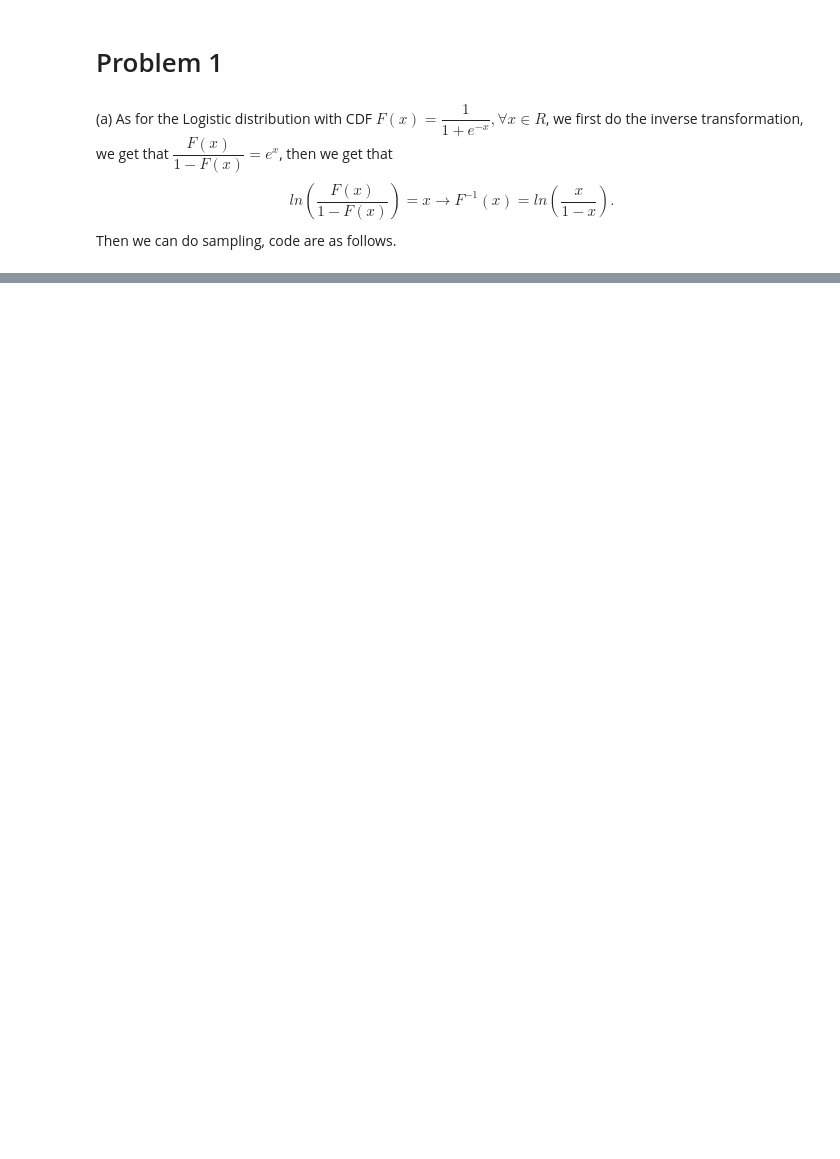
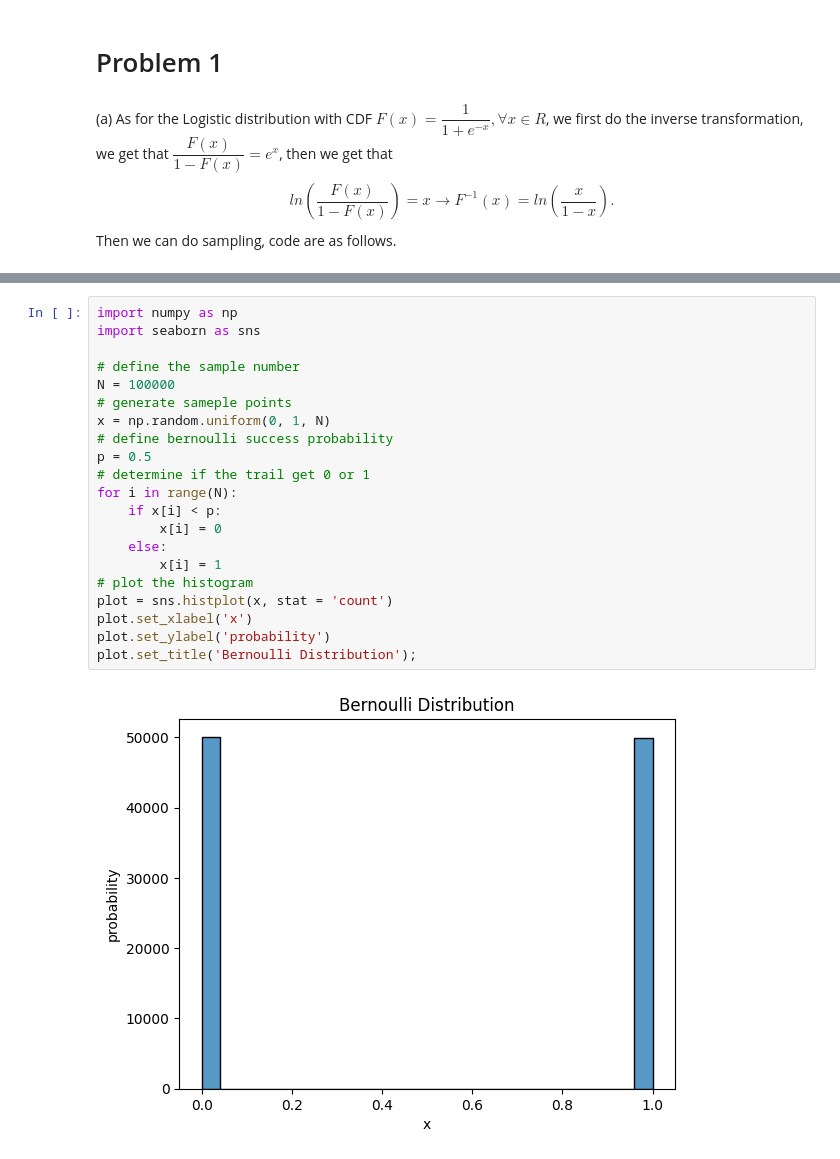
Before and after one commit to AuthorityWang/ShanghaiTech-SI140A, a Jupyter notebook: SI140A-hw8/HW08-sol.ipynb, the cells around one changed output, grey strips where cells are left out. Drawn from its saved outputs; the diff is of its cells as text; blank space fills up the shorter version.

```diff
--- a/SI140A-hw8/HW08-sol.ipynb
+++ b/SI140A-hw8/HW08-sol.ipynb
@@ -20,0 +61,23 @@ plt.show()
+# %%
+import numpy as np
+import seaborn as sns
+
+# define the sample number
+N = 100000
+# generate sameple points
+x = np.random.uniform(0, 1, N)
+# define bernoulli success probability
+p = 0.5
+# determine if the trail get 0 or 1
+for i in range(N):
+    if x[i] < p:
+        x[i] = 0
+    else:
+        x[i] = 1
+# plot the histogram
+plot = sns.histplot(x, stat = 'count')
+plot.set_xlabel('x')
+plot.set_ylabel('probability')
+plot.set_title('Bernoulli Distribution');
+# %% [output]
+[figure, added]
```
Also changed, not shown: parts of 20 cells of this notebook.
